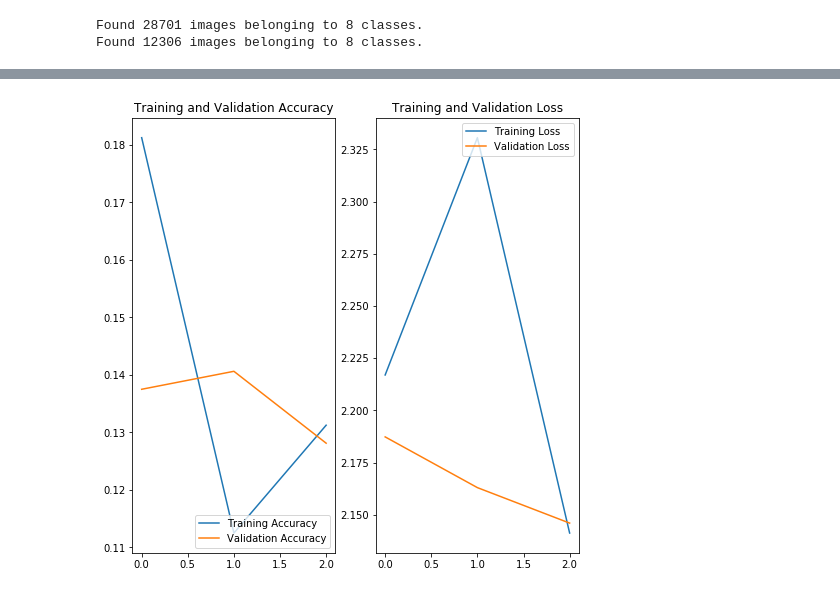
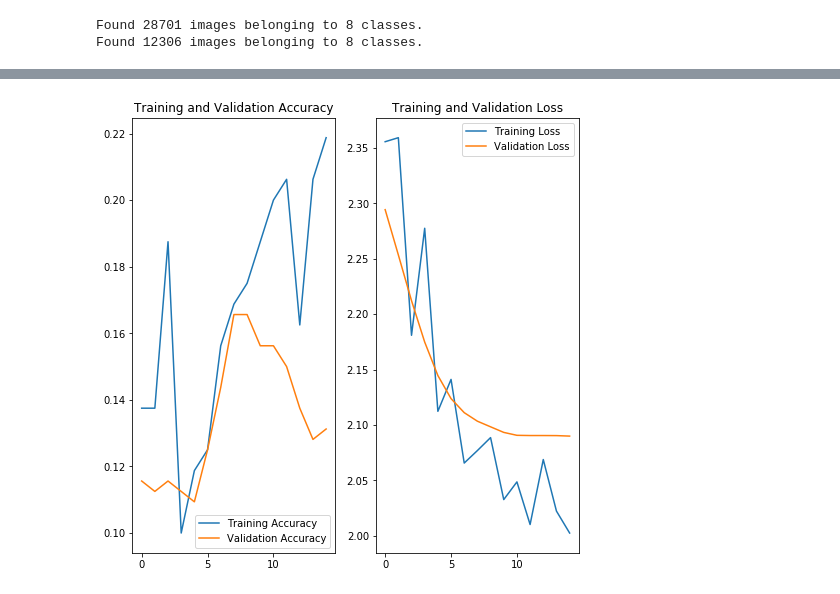
Before and after one commit to dandrid/GrandPythons, a Jupyter notebook: 2_bulid_model.ipynb, the cells around one changed output, grey strips where cells are left out. Saved outputs shown, nothing was run; the diff lists cells and outputs as text; code cells hidden in the pictures.

```diff
--- a/2_bulid_model.ipynb
+++ b/2_bulid_model.ipynb
@@ -204,5 +171,5 @@ Found 28701 images belonging to 8 classes.
 Found 12306 images belonging to 8 classes.
 # %%
 # The model used the train generator to load and randomize the data.
-model.fit(train_generator,steps_per_epoch=5,validation_data=validation_generator,validation_steps=10,epochs=3)
+model.fit(train_generator,steps_per_epoch=5,validation_data=validation_generator,validation_steps=10,epochs=5)
 # %% [output]
@@ -226,5 +199,5 @@ for layer in model.layers[172:]:
 # We recompile the model to take affect
 model.compile(optimizer=SGD(lr=0.0001, momentum=0.9), metrics=['accuracy'], loss='categorical_crossentropy')
 # %%
-history = model.fit_generator(train_generator,steps_per_epoch=5,validation_data=validation_generator,validation_steps=10,epochs=3)
+history = model.fit_generator(train_generator,steps_per_epoch=5,validation_data=validation_generator,validation_steps=10,epochs=15)
 # %% [output]
@@ -240,24 +221,24 @@ Epoch 3/3
 # %%
 acc = history.history['acc']
 val_acc = history.history['val_acc']
 
 loss = history.history['loss']
 val_loss = history.history['val_loss']
 
-epochs_range = range(3)
+epochs_range = range(15)
 
 plt.figure(figsize=(8, 8))
 plt.subplot(1, 2, 1)
 plt.plot(epochs_range, acc, label='Training Accuracy')
 plt.plot(epochs_range, val_acc, label='Validation Accuracy')
 plt.legend(loc='lower right')
 plt.title('Training and Validation Accuracy')
 
 plt.subplot(1, 2, 2)
 plt.plot(epochs_range, loss, label='Training Loss')
 plt.plot(epochs_range, val_loss, label='Validation Loss')
 plt.legend(loc='upper right')
 plt.title('Training and Validation Loss')
 plt.show()
 # %% [output]
-[figure, old version]
+[figure, new version]
```
Also changed, not shown: parts of 7 cells of this notebook, 1 other file.
